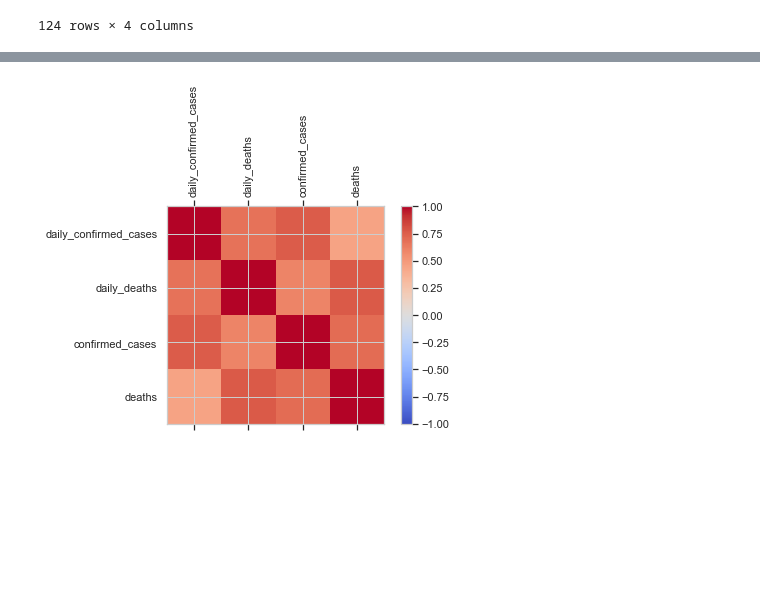
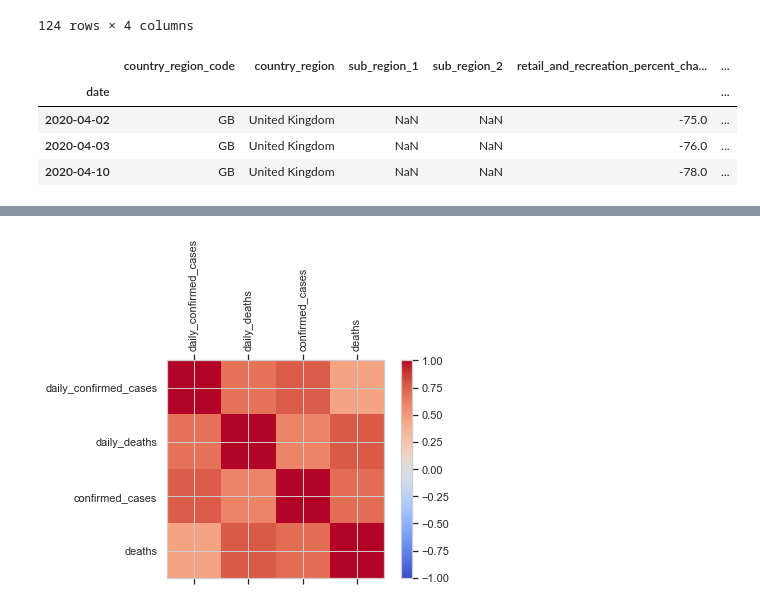
Before and after one commit to kate006naja/MachineLearningClassCode, a Jupyter notebook: project/Task2.ipynb, the cells around one changed output, grey strips where cells are left out. Cells and saved outputs as stored; diff of their text form; code cells hidden in the pictures; blank space fills up the shorter version.

```diff
--- a/project/Task2.ipynb
+++ b/project/Task2.ipynb
@@ -282,0 +313,8 @@ df_res_change
+# %%
+df_mob.head(3)
+# %% [output]
+|  | country_region_code | country_region | sub_region_1 | sub_region_2 | retail_and_recreation_percent_cha... | ... |
+| date |  |  |  |  |  | ... |
+| 2020-04-02 | GB | United Kingdom | NaN | NaN | -75.0 | ... |
+| 2020-04-03 | GB | United Kingdom | NaN | NaN | -76.0 | ... |
+| 2020-04-10 | GB | United Kingdom | NaN | NaN | -78.0 | ... |
```
Also changed, not shown: parts of 18 cells of this notebook.
